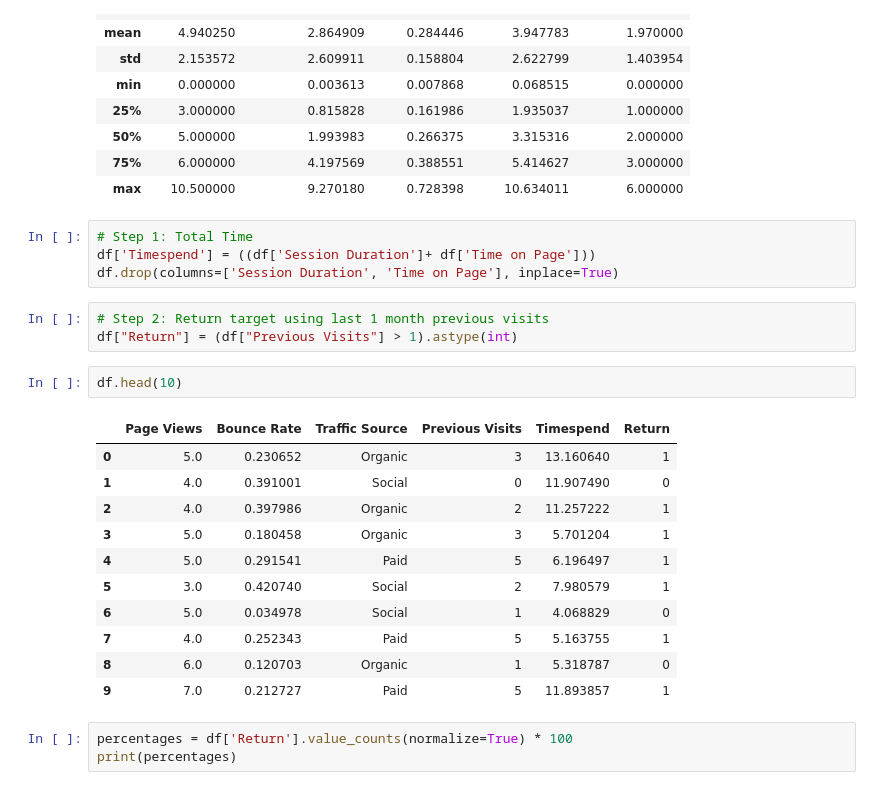
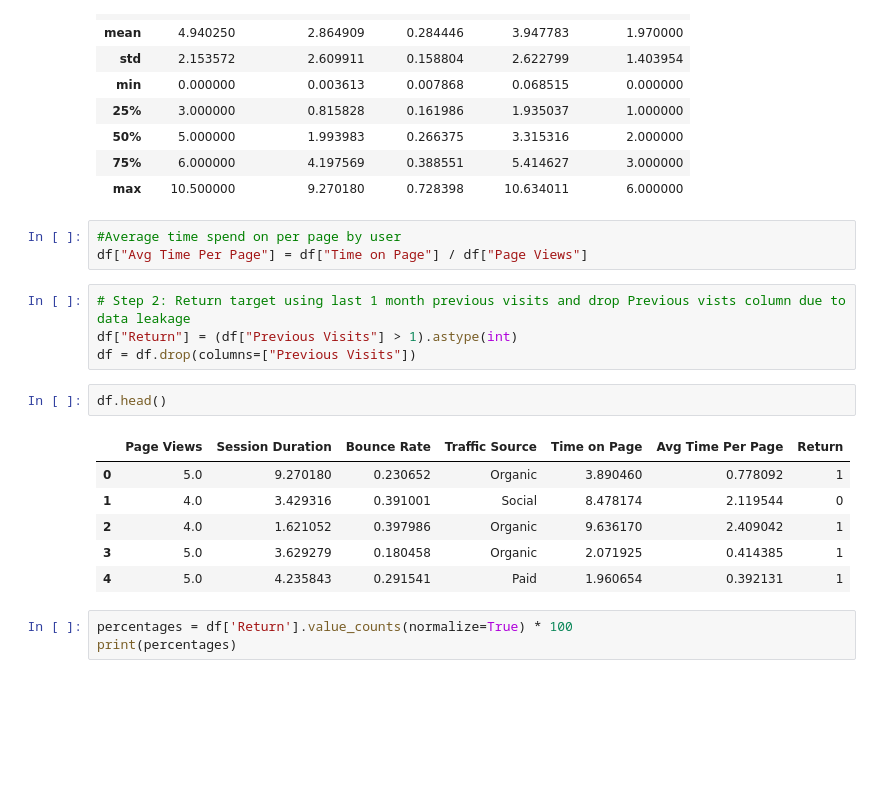
Before and after one commit to Himanshutiwari321/User-Return-Prediction---Startup---ML, a Jupyter notebook: notebooks/03_feature.ipynb, the cells around one changed output. Saved outputs shown, nothing was run; the diff lists cells and outputs as text; blank space fills up the shorter version.

```diff
--- a/notebooks/03_feature.ipynb
+++ b/notebooks/03_feature.ipynb
@@ -25,27 +25,22 @@ df.describe()
 | 50% | 5.000000 | 1.993983 | 0.266375 | 3.315316 | 2.000000 |
 | 75% | 6.000000 | 4.197569 | 0.388551 | 5.414627 | 3.000000 |
 | max | 10.500000 | 9.270180 | 0.728398 | 10.634011 | 6.000000 |
-# %%
-# Step 1: Total Time
-df['Timespend'] = ((df['Session Duration']+ df['Time on Page']))
-df.drop(columns=['Session Duration', 'Time on Page'], inplace=True)
+# %%
+#Average time spend on per page by user
+df["Avg Time Per Page"] = df["Time on Page"] / df["Page Views"]
 # %%
-# Step 2: Return target using last 1 month previous visits
+# Step 2: Return target using last 1 month previous visits and drop Previous vists column due to data leakage
 df["Return"] = (df["Previous Visits"] > 1).astype(int)
+df = df.drop(columns=["Previous Visits"])
 # %%
-df.head(10)
+df.head()
 # %% [output]
-|  | Page Views | Bounce Rate | Traffic Source | Previous Visits | Timespend | Return |
-| 0 | 5.0 | 0.230652 | Organic | 3 | 13.160640 | 1 |
-| 1 | 4.0 | 0.391001 | Social | 0 | 11.907490 | 0 |
-| 2 | 4.0 | 0.397986 | Organic | 2 | 11.257222 | 1 |
-| 3 | 5.0 | 0.180458 | Organic | 3 | 5.701204 | 1 |
-| 4 | 5.0 | 0.291541 | Paid | 5 | 6.196497 | 1 |
-| 5 | 3.0 | 0.420740 | Social | 2 | 7.980579 | 1 |
-| 6 | 5.0 | 0.034978 | Social | 1 | 4.068829 | 0 |
-| 7 | 4.0 | 0.252343 | Paid | 5 | 5.163755 | 1 |
-| 8 | 6.0 | 0.120703 | Organic | 1 | 5.318787 | 0 |
-| 9 | 7.0 | 0.212727 | Paid | 5 | 11.893857 | 1 |
+|  | Page Views | Session Duration | Bounce Rate | Traffic Source | Time on Page | Avg Time Per Page | Return |
+| 0 | 5.0 | 9.270180 | 0.230652 | Organic | 3.890460 | 0.778092 | 1 |
+| 1 | 4.0 | 3.429316 | 0.391001 | Social | 8.478174 | 2.119544 | 0 |
+| 2 | 4.0 | 1.621052 | 0.397986 | Organic | 9.636170 | 2.409042 | 1 |
+| 3 | 5.0 | 3.629279 | 0.180458 | Organic | 2.071925 | 0.414385 | 1 |
+| 4 | 5.0 | 4.235843 | 0.291541 | Paid | 1.960654 | 0.392131 | 1 |
 # %%
 percentages = df['Return'].value_counts(normalize=True) * 100
 print(percentages)
```
Also changed, not shown: parts of 1 cell of this notebook, 3 other files.
